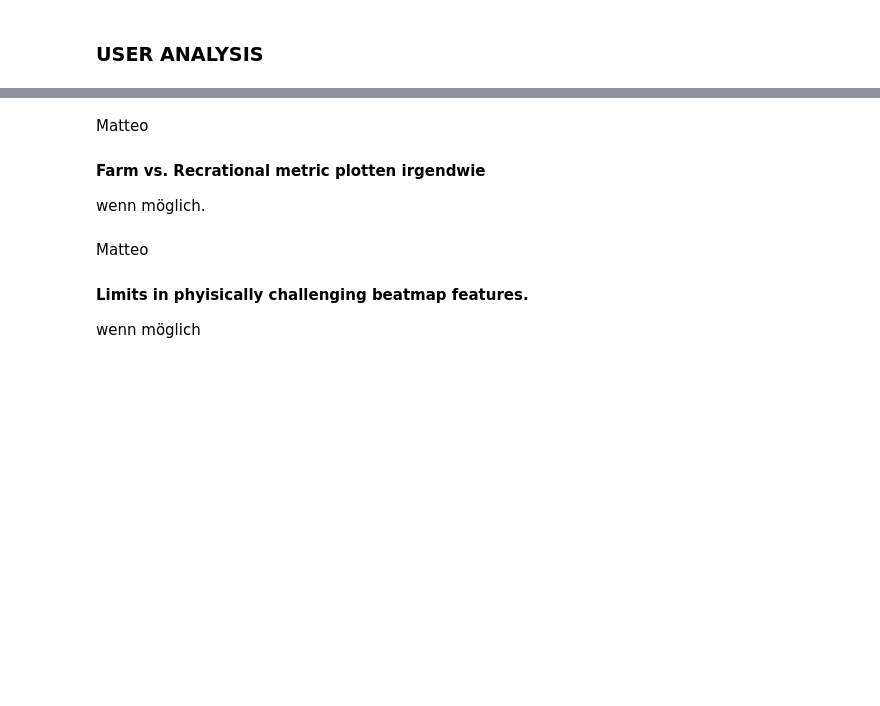
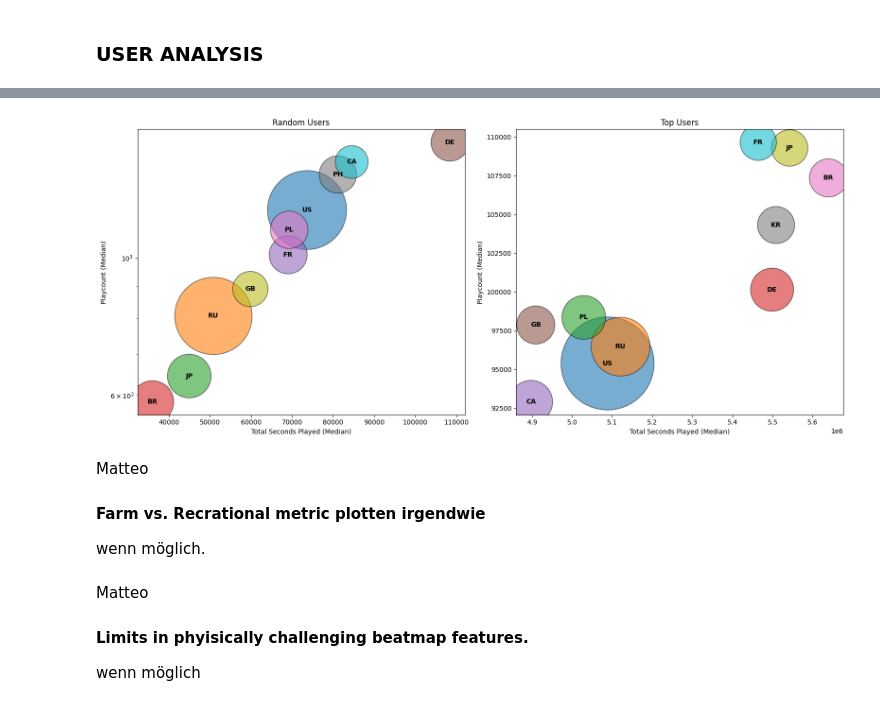
Before and after one commit to mattik01/Osu-RecSys-Study, a Jupyter notebook: DataAnalysis/analysis.ipynb, the cells around one changed output, grey strips where cells are left out. Saved outputs shown, nothing was run; the diff lists cells and outputs as text; code cells hidden in the pictures; blank space fills up the shorter version.

```diff
--- a/DataAnalysis/analysis.ipynb
+++ b/DataAnalysis/analysis.ipynb
@@ -29,4 +44,39 @@ Y: rank
 X: total_seconds
+# %%
+def plot_country_bubbles(df, ax, title, yscale='log'):
+    grouped = df.groupby('country_acronym').agg({
+        'playcount': 'median',
+        'total_seconds_played': 'median',
+        'user_id': 'count'
+    }).rename(columns={'user_id': 'count'}).reset_index()
+    grouped = grouped.sort_values('count', ascending=False).head(10)
+    scatter = ax.scatter(
+        grouped['total_seconds_played'],
+        grouped['playcount'],
+        s=grouped['count'] * 10,
+        alpha=0.6,
+        c=range(len(grouped)),
+        cmap='tab10',
+        edgecolor='k'
+    )
+    for _, row in grouped.iterrows():
+        ax.annotate(
+            row['country_acronym'],
+            (row['total_seconds_played'], row['playcount']),
+            fontsize=10, weight='bold', ha='center', va='center'
+        )
+    ax.set_xlabel('Total Seconds Played (Median)')
+    ax.set_ylabel('Playcount (Median)')
+    ax.set_title(title)
+    ax.set_yscale(yscale)
+
+fig, axes = plt.subplots(1, 2, figsize=(16, 7), sharey=False)
+plot_country_bubbles(user_random_df, axes[0], 'Random Users', yscale='log')
+plot_country_bubbles(user_top_df, axes[1], 'Top Users', yscale='linear')
+plt.tight_layout()
+plt.show()
+# %% [output]
+[figure, added]
 # %% [markdown]
 Matteo
 #### Farm vs. Recrational metric plotten irgendwie
```
Also changed, not shown: parts of 8 cells of this notebook.
